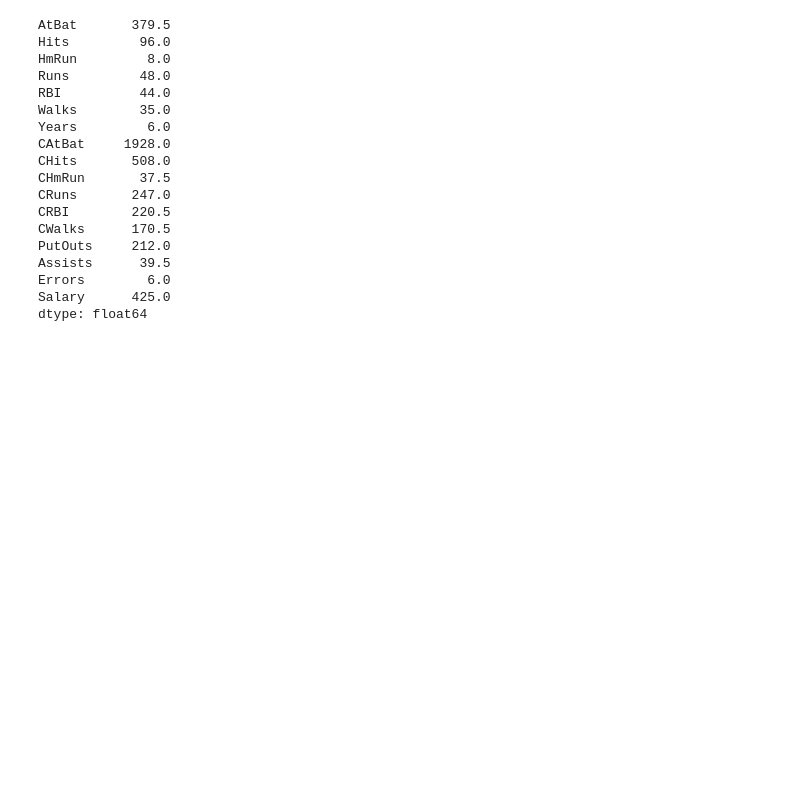
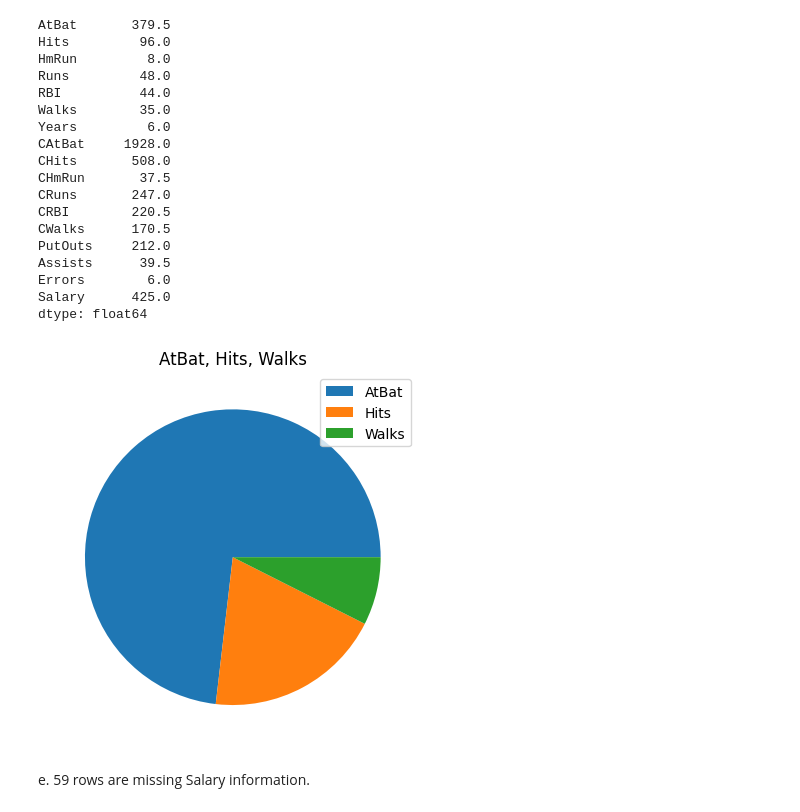
Before and after one commit to mmdanielewicz/code_2600, a Jupyter notebook: homework1.ipynb, the cells around one changed output. Saved outputs shown, nothing was run; the diff lists cells and outputs as text; code cells hidden in the pictures; blank space fills up the shorter version.

```diff
--- a/homework1.ipynb
+++ b/homework1.ipynb
@@ -62,3 +62,20 @@ Assists      39.5
 Errors        6.0
 Salary      425.0
 dtype: float64
+# %%
+atBat = hitters["AtBat"].sum()
+hit = hitters["Hits"].sum()
+walks = hitters["Walks"].sum()
+
+numbers = [atBat, hit, walks]
+labels = ["AtBat", "Hits", "Walks"]
+
+plt.pie(numbers)
+plt.title("AtBat, Hits, Walks")
+plt.legend(labels, loc="best")
+plt.show()
+# %% [output]
+[figure, added]
+# %% [markdown]
+
+e. 59 rows are missing Salary information.
```
Also changed, not shown: parts of 12 cells of this notebook, 1 other file.
